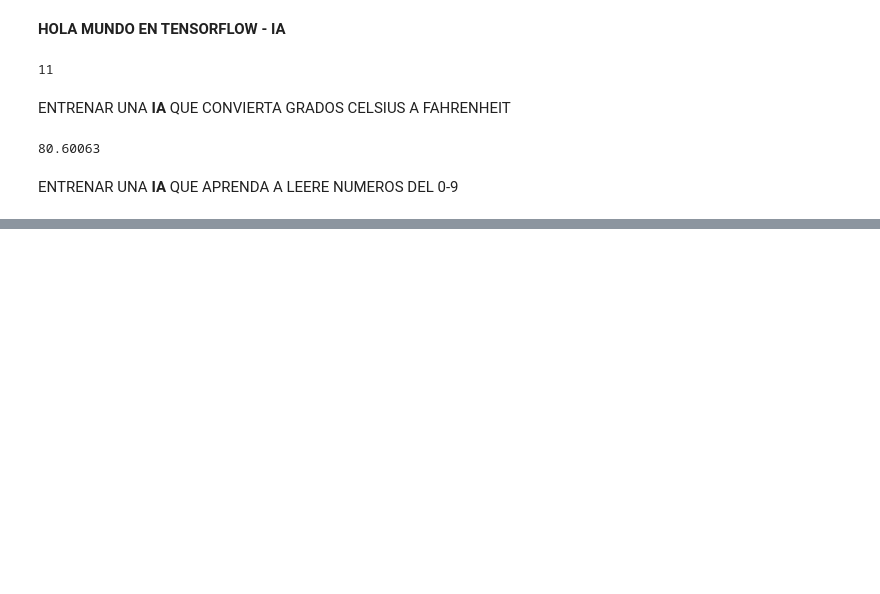
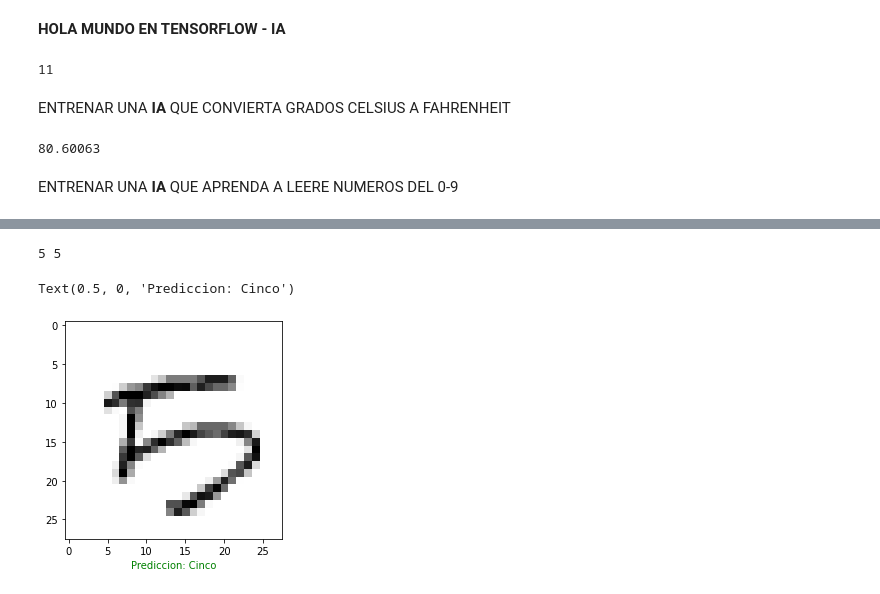
Before and after one commit to luishernandezpw/Progra-III-2022, a Jupyter notebook: introduccion a python.ipynb, the cells around one changed output, grey strips where cells are left out. Drawn from its saved outputs; the diff is of its cells as text; code cells hidden in the pictures; blank space fills up the shorter version.

```diff
--- a/introduccion a python.ipynb
+++ b/introduccion a python.ipynb
@@ -586,3 +588,19 @@ modelo = tf.keras.Sequential([
     tf.keras.layers.Dense(64, activation=tf.nn.relu), #capa oculta con 64 neuronas, con la funcion de activacion RELU, nos da valores entre 0 y 1
     tf.keras.layers.Dense(10, activation=tf.nn.softmax) #capa de salida con 10 neuronas, con la funcion de activacion softmax es exclusiva para clasificacion de imagenes
 ])
+# %%
+#8. compilar el modelo.
+modelo.compile(
+    optimizer="adam",
+    loss="sparse_categorical_crossentropy",
+    metrics=['accuracy']
+)
+# %%
+#9. Entrenamiento por lote
+size_lote = 32
+datos_entrenamiento = datos_entrenamiento.repeat().shuffle(numeros_ejemplo_entrenamiento).batch(size_lote)
+datos_prueba = datos_prueba.repeat().shuffle(numeros_ejemplo_prueba).batch(size_lote)
+# %%
+#10. Realizamos el entrenamiento
+modelo.fit(datos_entrenamiento, epochs=5,
+           steps_per_epoch=math.ceil(numeros_ejemplo_entrenamiento/size_lote))
@@ -588,0 +611,19 @@ modelo = tf.keras.Sequential([
+# %%
+#Pendiente Pasos 12,14
+#13,15. Hacer una prediccion.
+i=0
+for miImg, etiqueta in datos_entrenamiento.take(1):
+  etiqueta = etiqueta.numpy()
+  img = miImg[i].numpy().reshape(1,28,28,1)
+  prediccion = modelo.predict(img, batch_size=1)
+
+valor_predicho = np.argmax(prediccion)
+print( valor_predicho, etiqueta[i] )
+
+plt.grid(False)
+plt.imshow(img[0,...,0], cmap=plt.cm.binary)
+plt.xlabel("Prediccion: {}".format(numeros_lentras[valor_predicho]), color="green")
+# %% [output]
+5 5
+Text(0.5, 0, 'Prediccion: Cinco')
+[figure, added]
```
Also changed, not shown: parts of 2 cells of this notebook.
